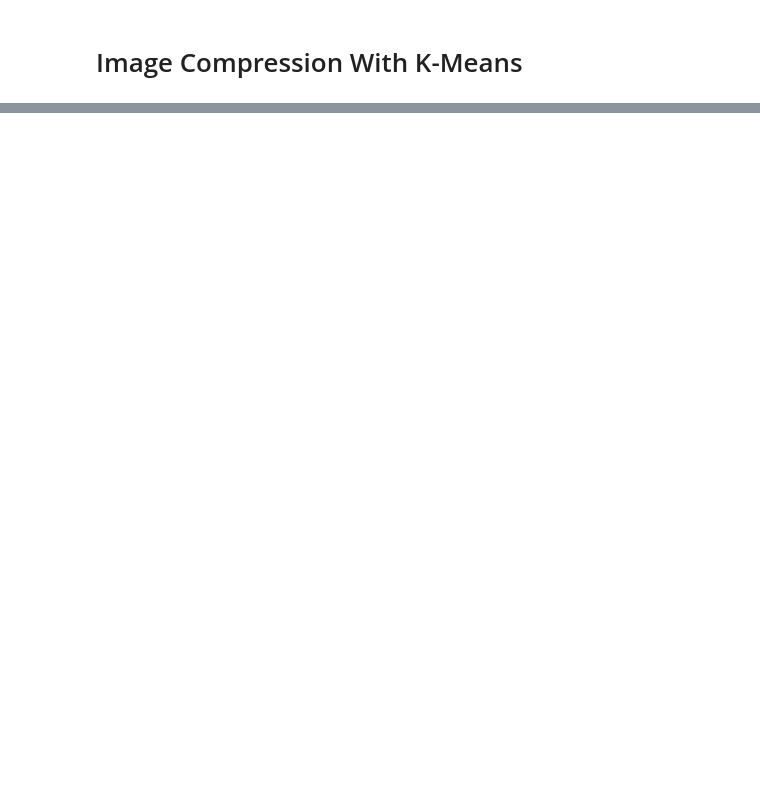
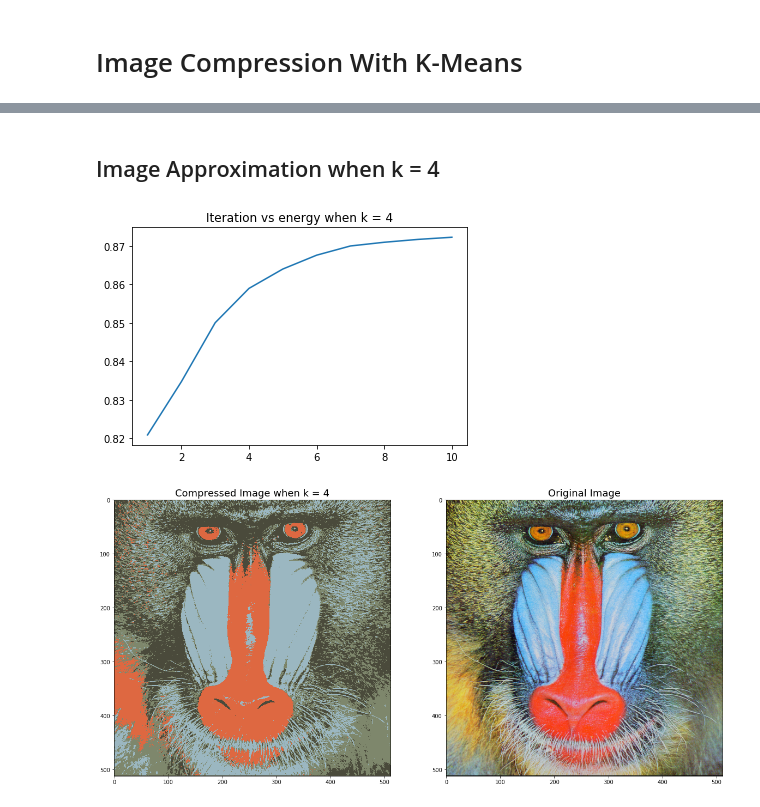
Before and after one commit to pots7878/data_mining, a Jupyter notebook: Lab 4 Data Mining.ipynb, the cells around one changed output, grey strips where cells are left out. Cells and saved outputs as stored; diff of their text form; code cells hidden in the pictures; blank space fills up the shorter version.

```diff
--- a/Lab 4 Data Mining.ipynb
+++ b/Lab 4 Data Mining.ipynb
@@ -123,0 +199,19 @@ kmeans(img, 6)
+# %% [markdown]
+## Image Approximation when k = 4
+# %%
+#kmeans with 4 clusters
+nclusters = 4
+generator_4, energy_4 = kmeans(img, nclusters)
+
+#plot energy vs iteration
+plotEnergy(energy_4, nclusters)
+
+#reconstruct new image
+new_img = replacePixel(img, generator_4)
+#reshape
+new_img=np.reshape(new_img, (512,512,3))
+#plot compared images
+plotImages(new_img, nclusters)
+# %% [output]
+[figure, added]
+[figure, added]
```
Also changed, not shown: parts of 18 cells of this notebook, 1 other file.
